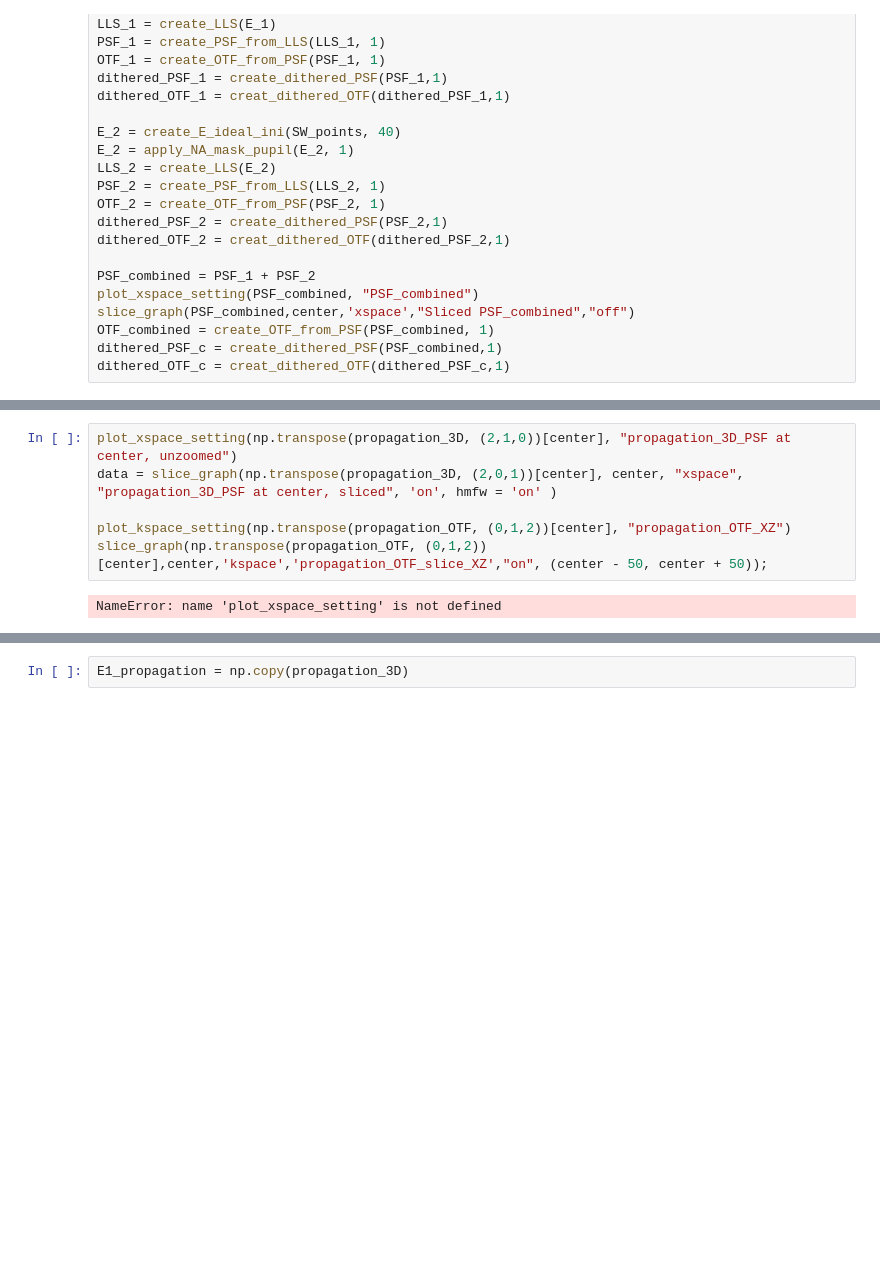
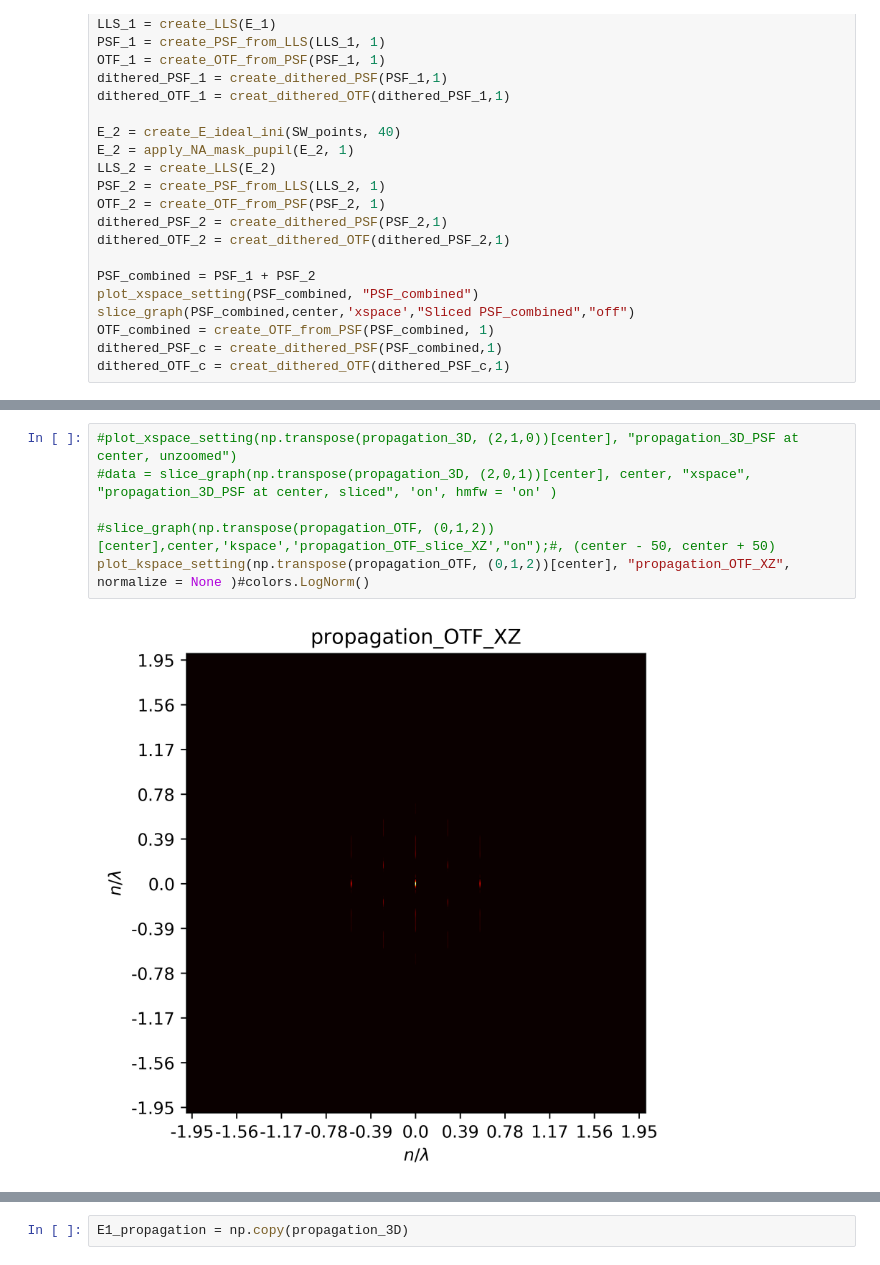
Before and after one commit to JackyMYL/FuLab, a Jupyter notebook: LLS_simulation.ipynb, the cells around one changed output, grey strips where cells are left out. Drawn from its saved outputs; the diff is of its cells as text; blank space fills up the shorter version.

```diff
--- a/LLS_simulation.ipynb
+++ b/LLS_simulation.ipynb
@@ -552,8 +561,8 @@ Wall time: 12.7 s
 # %%
-plot_xspace_setting(np.transpose(propagation_3D, (2,1,0))[center], "propagation_3D_PSF at center, unzoomed")
-data = slice_graph(np.transpose(propagation_3D, (2,0,1))[center], center, "xspace", "propagation_3D_PSF at center, sliced", 'on', hmfw = 'on' )
+#plot_xspace_setting(np.transpose(propagation_3D, (2,1,0))[center], "propagation_3D_PSF at center, unzoomed")
+#data = slice_graph(np.transpose(propagation_3D, (2,0,1))[center], center, "xspace", "propagation_3D_PSF at center, sliced", 'on', hmfw = 'on' )
 
-plot_kspace_setting(np.transpose(propagation_OTF, (0,1,2))[center], "propagation_OTF_XZ")
-slice_graph(np.transpose(propagation_OTF, (0,1,2))[center],center,'kspace','propagation_OTF_slice_XZ',"on", (center - 50, center + 50));
+#slice_graph(np.transpose(propagation_OTF, (0,1,2))[center],center,'kspace','propagation_OTF_slice_XZ',"on");#, (center - 50, center + 50)
+plot_kspace_setting(np.transpose(propagation_OTF, (0,1,2))[center], "propagation_OTF_XZ", normalize = None )#colors.LogNorm()
 # %% [output]
-NameError: name 'plot_xspace_setting' is not defined
+[figure, added]
```
Also changed, not shown: parts of 12 cells of this notebook.
